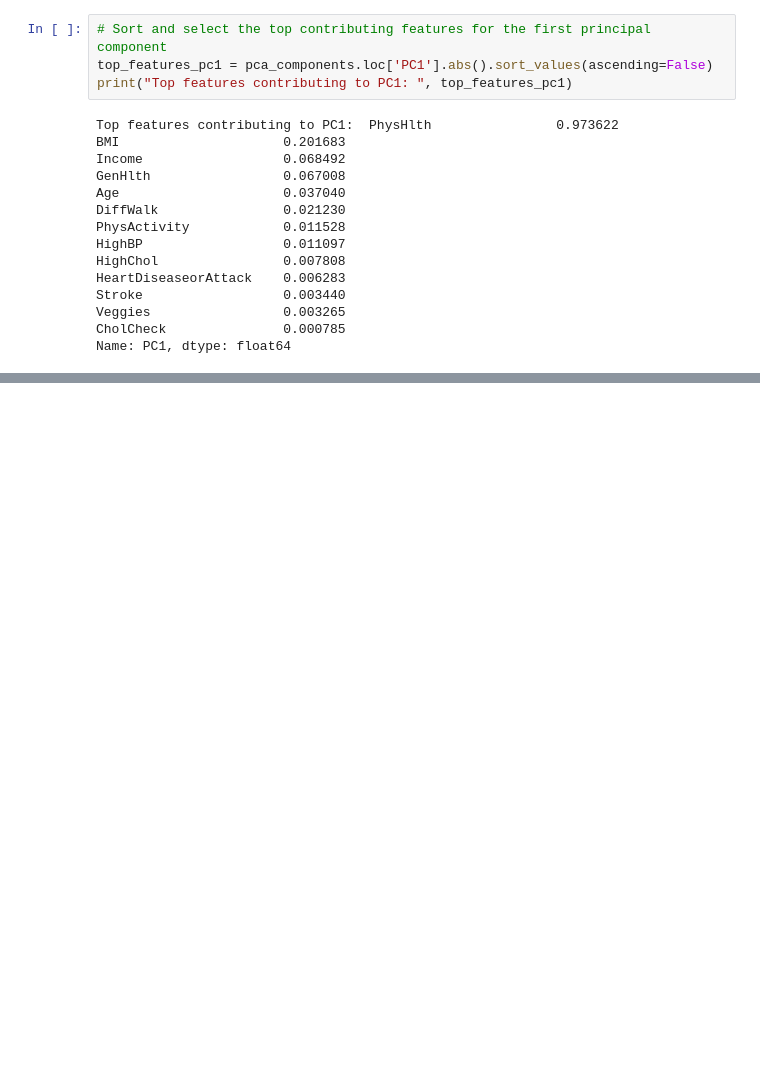
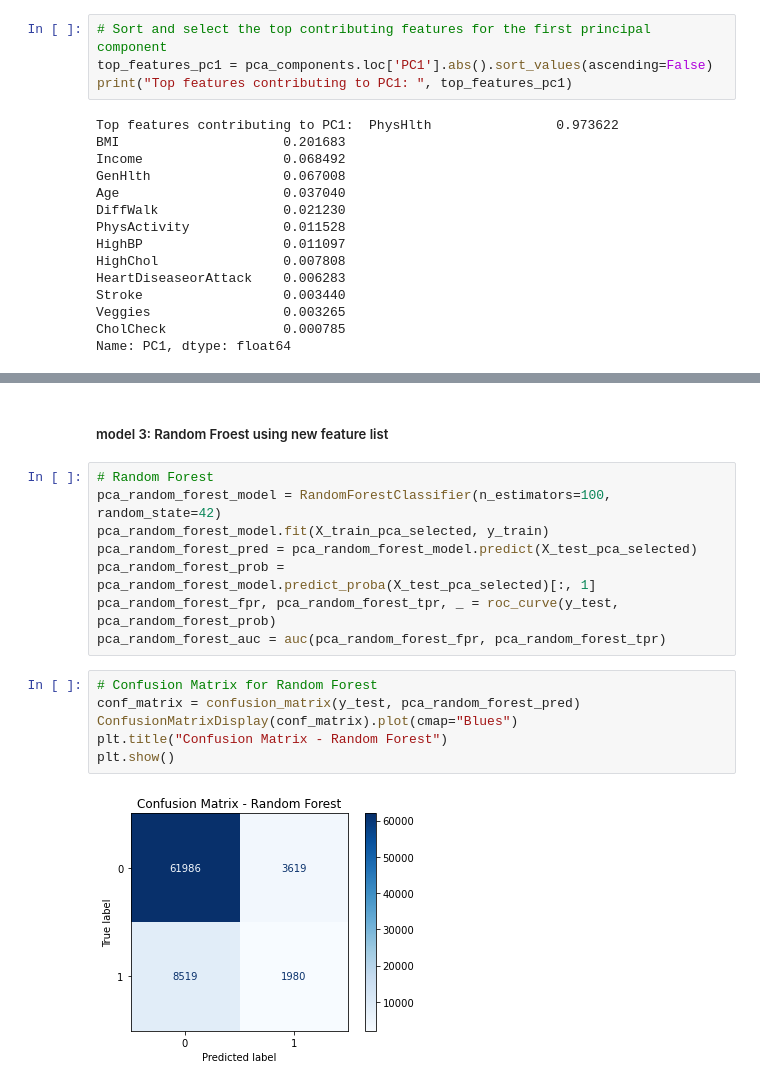
Before and after one commit to Kenzirey/ML-Assignment2, a Jupyter notebook: classification_train_evaluate.ipynb, the cells around one changed output, grey strips where cells are left out. Cells and saved outputs as stored; diff of their text form; blank space fills up the shorter version.

```diff
--- a/classification_train_evaluate.ipynb
+++ b/classification_train_evaluate.ipynb
@@ -230,0 +333,18 @@ logistic_auc = auc(logistic_fpr, logistic_tpr)
+# %% [markdown]
+##### model 3: Random Froest using new feature list
+# %%
+# Random Forest
+pca_random_forest_model = RandomForestClassifier(n_estimators=100, random_state=42)
+pca_random_forest_model.fit(X_train_pca_selected, y_train)
+pca_random_forest_pred = pca_random_forest_model.predict(X_test_pca_selected)
+pca_random_forest_prob = pca_random_forest_model.predict_proba(X_test_pca_selected)[:, 1]
+pca_random_forest_fpr, pca_random_forest_tpr, _ = roc_curve(y_test, pca_random_forest_prob)
+pca_random_forest_auc = auc(pca_random_forest_fpr, pca_random_forest_tpr)
+# %%
+# Confusion Matrix for Random Forest
+conf_matrix = confusion_matrix(y_test, pca_random_forest_pred)
+ConfusionMatrixDisplay(conf_matrix).plot(cmap="Blues")
+plt.title("Confusion Matrix - Random Forest")
+plt.show()
+# %% [output]
+[figure, added]
```
Also changed, not shown: parts of 23 cells of this notebook.
